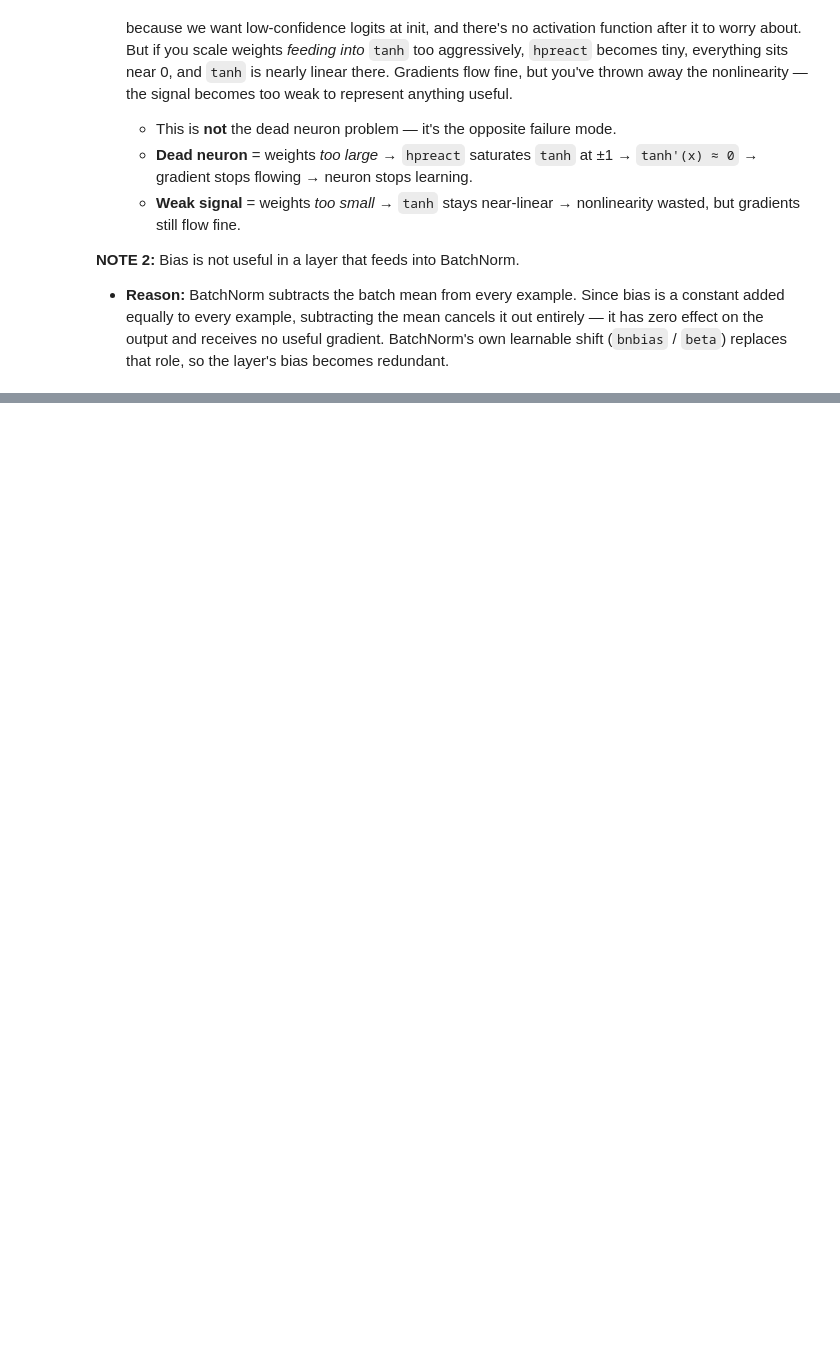
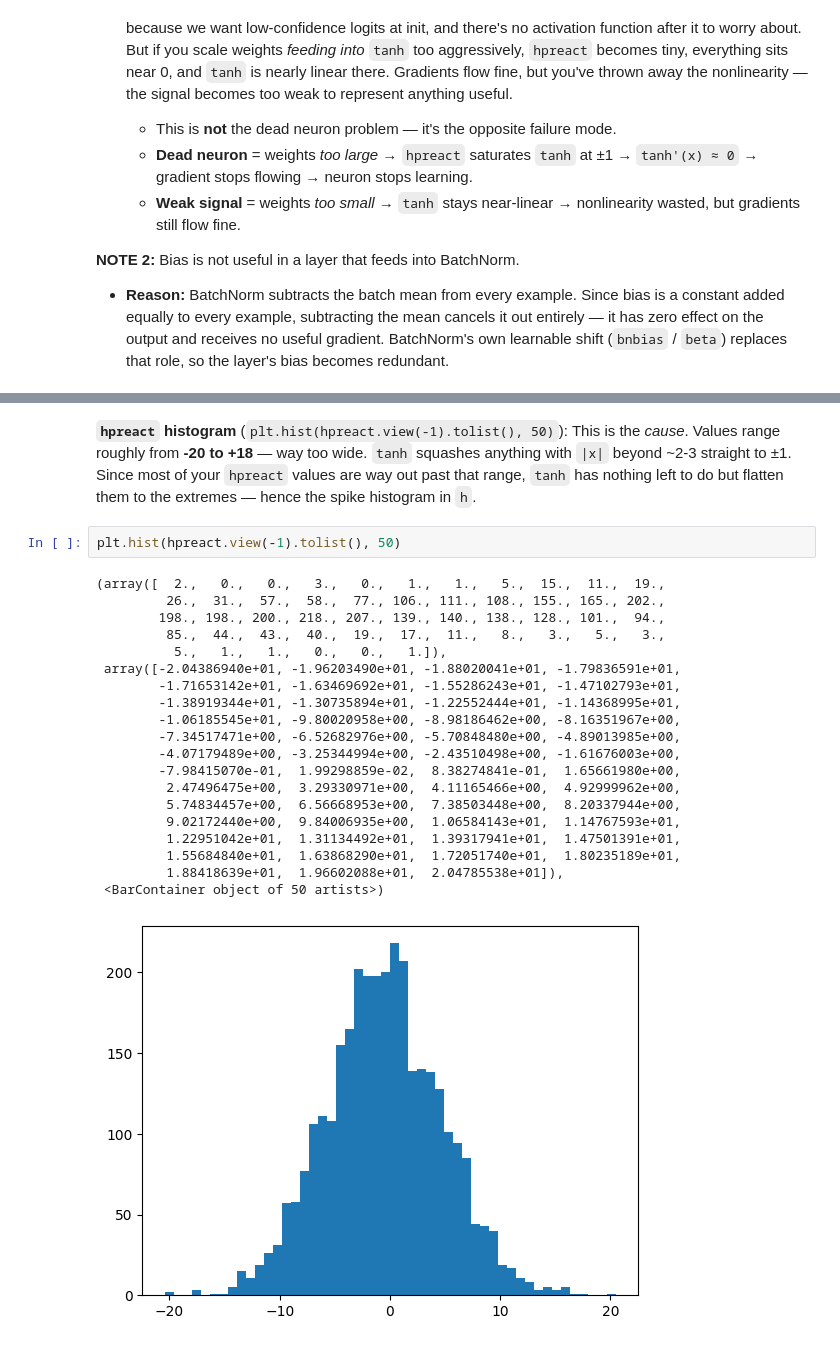
Before and after one commit to AjayMaan13/ML-AI-Complete-Journey, a Jupyter notebook: llm/makemore/makemore-pt3-activations.ipynb, the cells around one changed output, grey strips where cells are left out. Cells and saved outputs as stored; diff of their text form; blank space fills up the shorter version.

```diff
--- a/llm/makemore/makemore-pt3-activations.ipynb
+++ b/llm/makemore/makemore-pt3-activations.ipynb
@@ -47,0 +325,26 @@ Show these things in the Notebook:
+# %% [markdown]
+**`hpreact` histogram** (`plt.hist(hpreact.view(-1).tolist(), 50)`):
+This is the *cause*. Values range roughly from **-20 to +18** — way too wide. `tanh` squashes anything with `|x|` beyond ~2-3 straight to ±1. Since most of your `hpreact` values are way out past that range, `tanh` has nothing left to do but flatten them to the extremes — hence the spike histogram in `h`.
+# %%
+plt.hist(hpreact.view(-1).tolist(), 50)
+# %% [output]
+(array([  2.,   0.,   0.,   3.,   0.,   1.,   1.,   5.,  15.,  11.,  19.,
+         26.,  31.,  57.,  58.,  77., 106., 111., 108., 155., 165., 202.,
+        198., 198., 200., 218., 207., 139., 140., 138., 128., 101.,  94.,
+         85.,  44.,  43.,  40.,  19.,  17.,  11.,   8.,   3.,   5.,   3.,
+          5.,   1.,   1.,   0.,   0.,   1.]),
+ array([-2.04386940e+01, -1.96203490e+01, -1.88020041e+01, -1.79836591e+01,
+        -1.71653142e+01, -1.63469692e+01, -1.55286243e+01, -1.47102793e+01,
+        -1.38919344e+01, -1.30735894e+01, -1.22552444e+01, -1.14368995e+01,
+        -1.06185545e+01, -9.80020958e+00, -8.98186462e+00, -8.16351967e+00,
+        -7.34517471e+00, -6.52682976e+00, -5.70848480e+00, -4.89013985e+00,
+        -4.07179489e+00, -3.25344994e+00, -2.43510498e+00, -1.61676003e+00,
+        -7.98415070e-01,  1.99298859e-02,  8.38274841e-01,  1.65661980e+00,
+         2.47496475e+00,  3.29330971e+00,  4.11165466e+00,  4.92999962e+00,
+         5.74834457e+00,  6.56668953e+00,  7.38503448e+00,  8.20337944e+00,
+         9.02172440e+00,  9.84006935e+00,  1.06584143e+01,  1.14767593e+01,
+         1.22951042e+01,  1.31134492e+01,  1.39317941e+01,  1.47501391e+01,
+         1.55684840e+01,  1.63868290e+01,  1.72051740e+01,  1.80235189e+01,
+         1.88418639e+01,  1.96602088e+01,  2.04785538e+01]),
+ <BarContainer object of 50 artists>)
+[figure, added]
```
Also changed, not shown: parts of 75 cells of this notebook.
